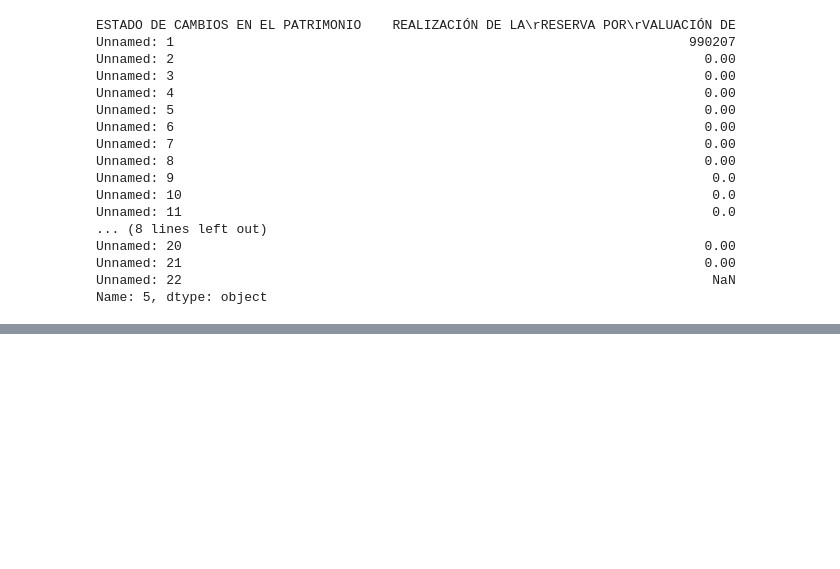
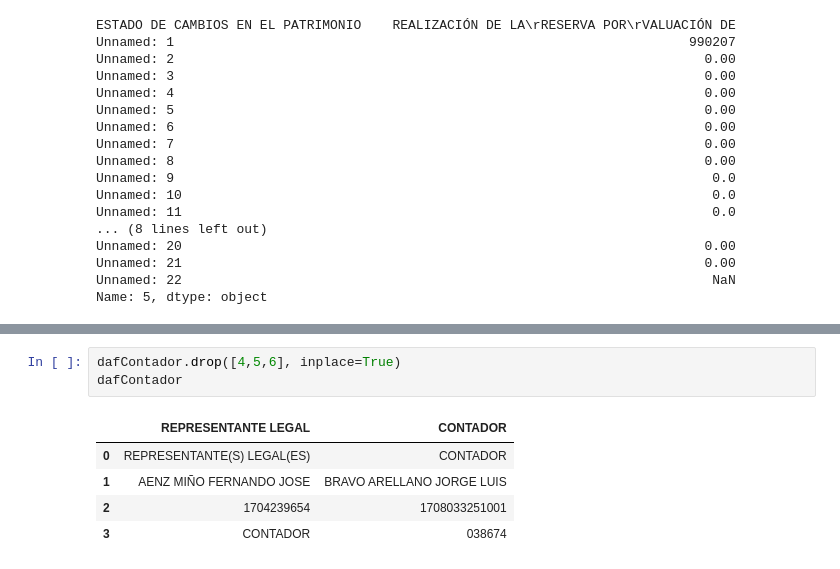
Before and after one commit to eoncorpec/pdf_to_excel_sc, a Jupyter notebook: CodsDocumentos2/doc_economica.ipynb, the cells around one changed output, grey strips where cells are left out. Drawn from its saved outputs; the diff is of its cells as text; blank space fills up the shorter version.

```diff
--- a/CodsDocumentos2/doc_economica.ipynb
+++ b/CodsDocumentos2/doc_economica.ipynb
@@ -133,0 +199,9 @@ Name: 5, dtype: object
+# %%
+dafContador.drop([4,5,6], inplace=True)
+dafContador
+# %% [output]
+|  | REPRESENTANTE LEGAL | CONTADOR |
+| 0 | REPRESENTANTE(S) LEGAL(ES) | CONTADOR |
+| 1 | AENZ MIÑO FERNANDO JOSE | BRAVO ARELLANO JORGE LUIS |
+| 2 | 1704239654 | 1708033251001 |
+| 3 | CONTADOR | 038674 |
```
Also changed, not shown: parts of 8 cells of this notebook, 5 other files.
